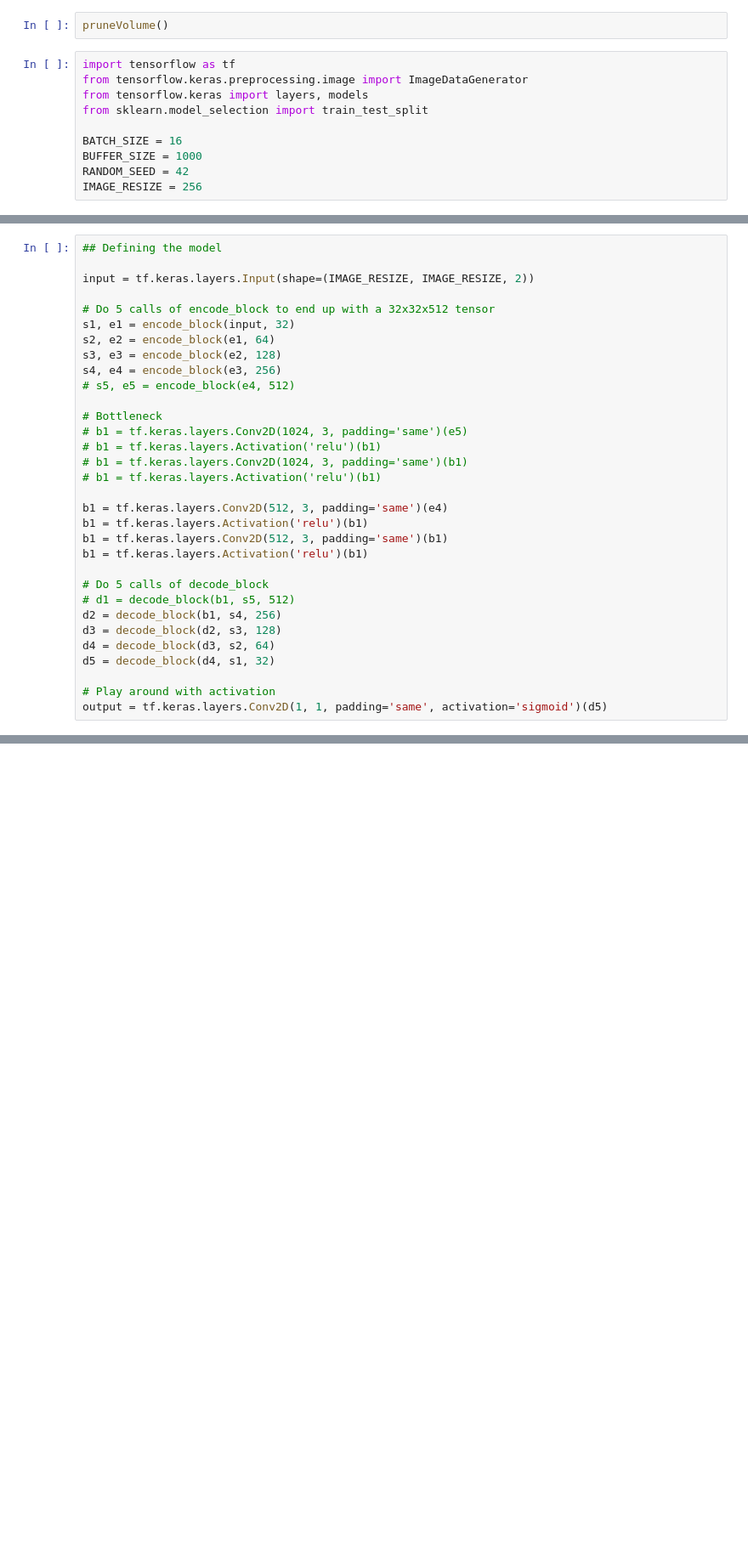
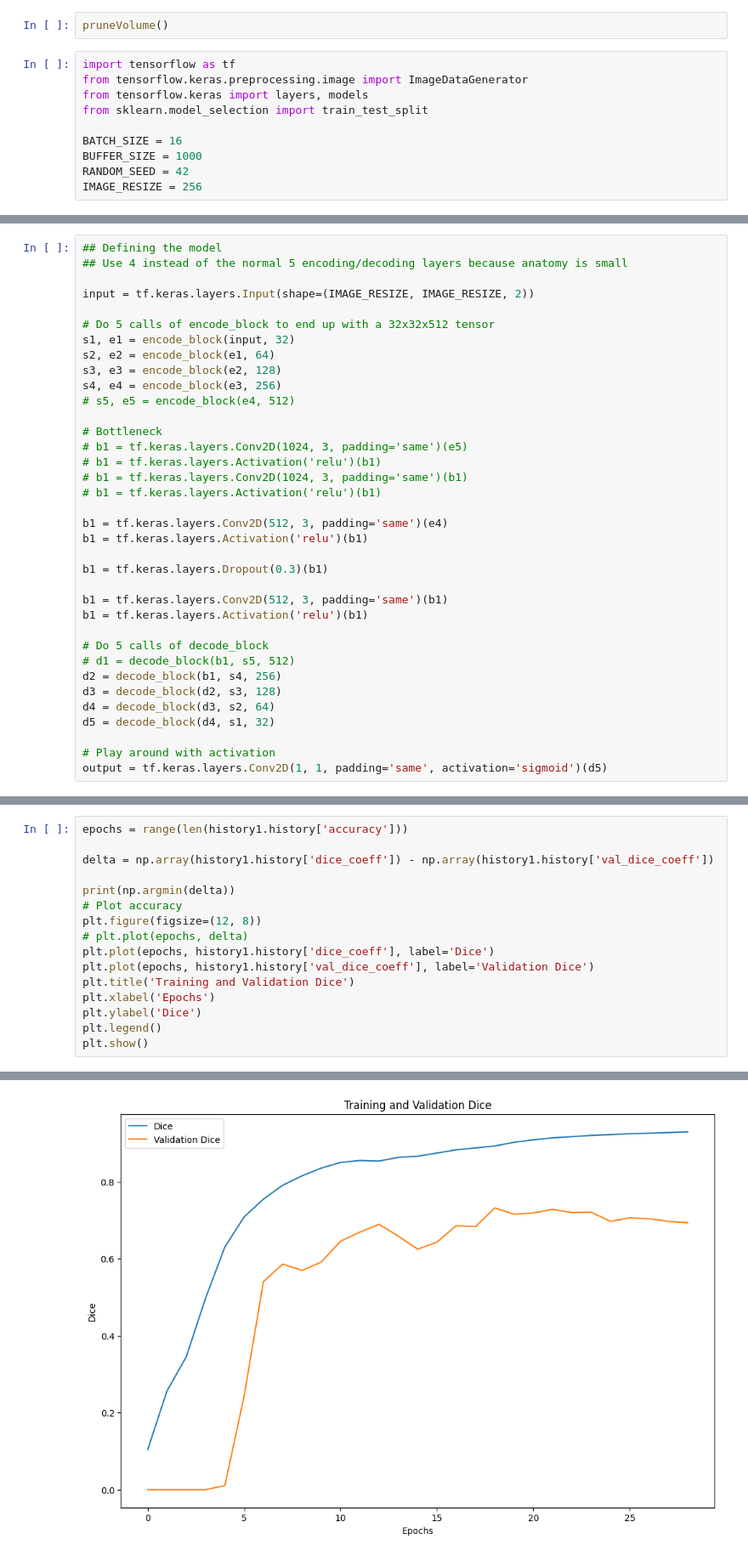
Before and after one commit to mlykwong/bmeg-591q-project, a Jupyter notebook: notebooks/Utils.ipynb, the cells around one changed output, grey strips where cells are left out. Shown at 85% size. Cells and saved outputs as stored; diff of their text form; blank space fills up the shorter version.

```diff
--- a/notebooks/Utils.ipynb
+++ b/notebooks/Utils.ipynb
@@ -357,6 +405,7 @@ def custom_loss2(y_true, y_pred):
     return loss
 # %%
 ## Defining the model
+## Use 4 instead of the normal 5 encoding/decoding layers because anatomy is small
 
 input = tf.keras.layers.Input(shape=(IMAGE_RESIZE, IMAGE_RESIZE, 2))
 
@@ -375,6 +424,9 @@ s4, e4 = encode_block(e3, 256)
 
 b1 = tf.keras.layers.Conv2D(512, 3, padding='same')(e4)
 b1 = tf.keras.layers.Activation('relu')(b1)
+
+b1 = tf.keras.layers.Dropout(0.3)(b1)
+
 b1 = tf.keras.layers.Conv2D(512, 3, padding='same')(b1)
 b1 = tf.keras.layers.Activation('relu')(b1)
 
@@ -472,0 +520,17 @@ model2.save("model2_good_150epoch.keras")
+# %%
+epochs = range(len(history1.history['accuracy']))
+
+delta = np.array(history1.history['dice_coeff']) - np.array(history1.history['val_dice_coeff'])
+
+print(np.argmin(delta))
+# Plot accuracy
+plt.figure(figsize=(12, 8))
+# plt.plot(epochs, delta)
+plt.plot(epochs, history1.history['dice_coeff'], label='Dice')
+plt.plot(epochs, history1.history['val_dice_coeff'], label='Validation Dice')
+plt.title('Training and Validation Dice')
+plt.xlabel('Epochs')
+plt.ylabel('Dice')
+plt.legend()
+plt.show()
+# %% [output]
@@ -472,0 +538 @@ model2.save("model2_good_150epoch.keras")
+[figure, added]
```
Also changed, not shown: parts of 15 cells of this notebook.
